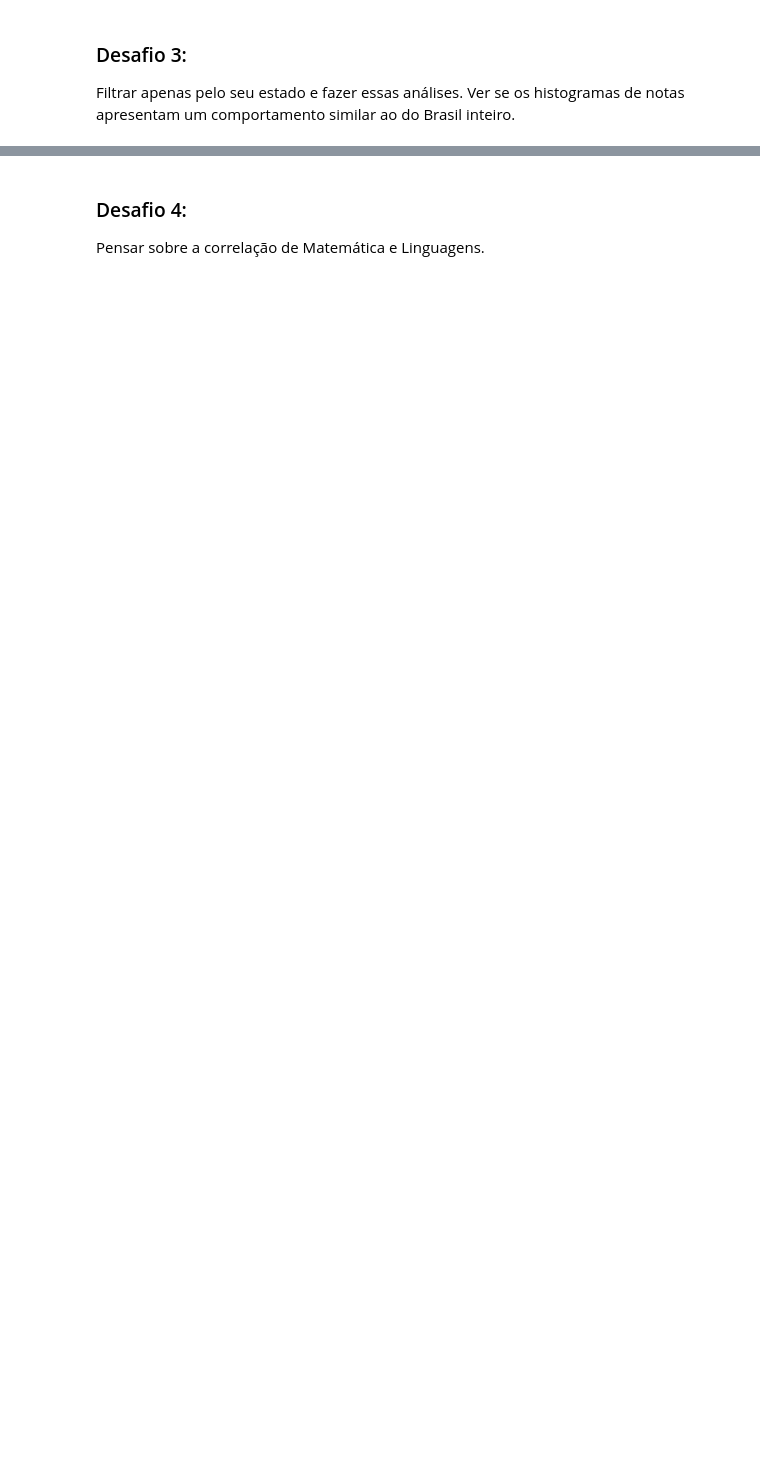
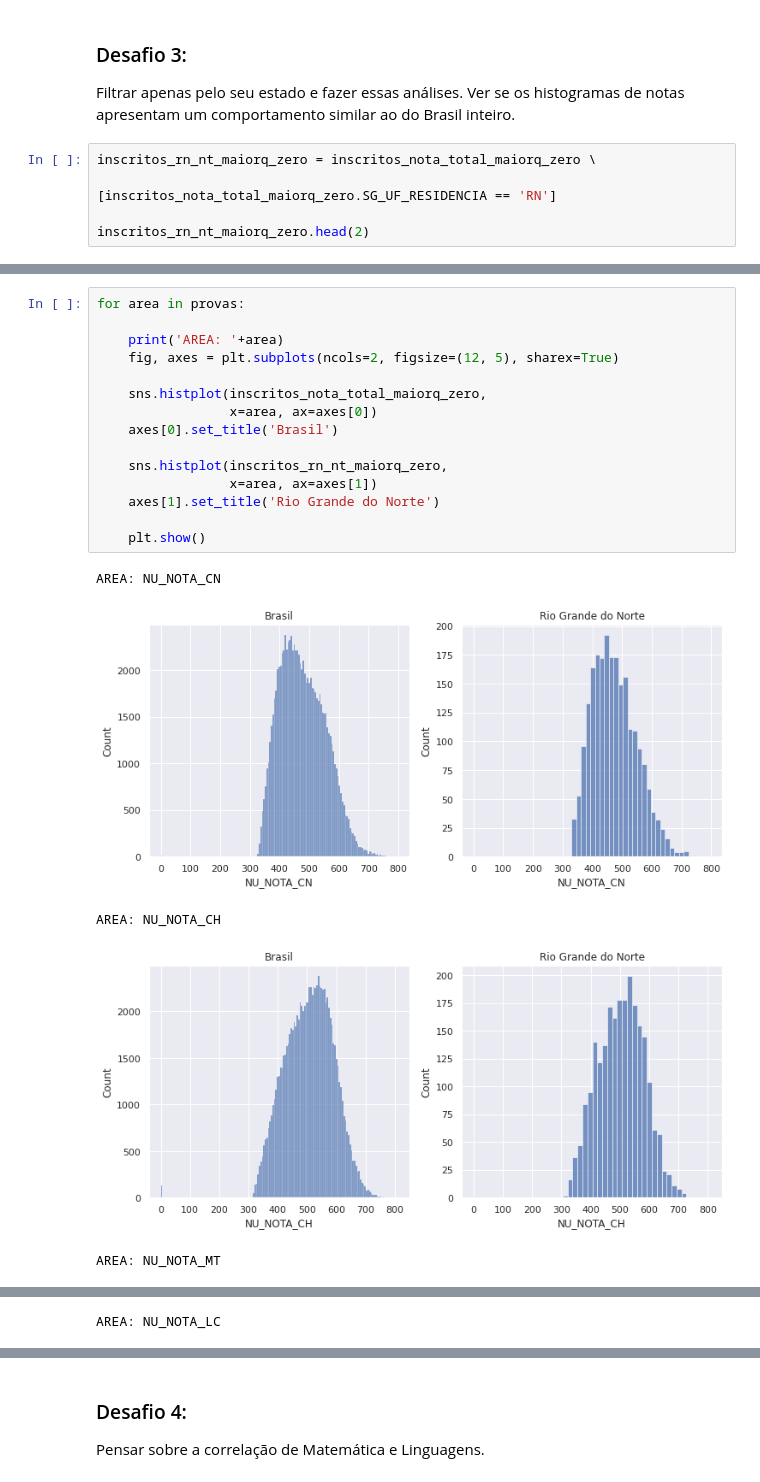
Before and after one commit to gabrielatrindade/quarentenadados-alura, a Jupyter notebook: imersao-dados-2/enem_analysis.ipynb, the cells around one changed output, grey strips where cells are left out. Saved outputs shown, nothing was run; the diff lists cells and outputs as text; blank space fills up the shorter version.

```diff
--- a/imersao-dados-2/enem_analysis.ipynb
+++ b/imersao-dados-2/enem_analysis.ipynb
@@ -1027,3 +1085,8 @@ Tirar conclusões das correlações.
 ### Desafio 3:
 
 Filtrar apenas pelo seu estado e fazer essas análises. Ver se os histogramas de notas apresentam um comportamento similar ao do Brasil inteiro.
+# %%
+inscritos_rn_nt_maiorq_zero = inscritos_nota_total_maiorq_zero \
+                                    [inscritos_nota_total_maiorq_zero.SG_UF_RESIDENCIA == 'RN']
+
+inscritos_rn_nt_maiorq_zero.head(2)
@@ -1029,0 +1098,21 @@ Filtrar apenas pelo seu estado e fazer essas análises. Ver se os histogramas de
+# %%
+for area in provas:
+
+    print('AREA: '+area)
+    fig, axes = plt.subplots(ncols=2, figsize=(12, 5), sharex=True)
+
+    sns.histplot(inscritos_nota_total_maiorq_zero,
+                 x=area, ax=axes[0])
+    axes[0].set_title('Brasil')
+
+    sns.histplot(inscritos_rn_nt_maiorq_zero,
+                 x=area, ax=axes[1])
+    axes[1].set_title('Rio Grande do Norte')
+
+    plt.show()
+# %% [output]
+AREA: NU_NOTA_CN
+[figure, added]
+AREA: NU_NOTA_CH
+[figure, added]
+AREA: NU_NOTA_MT
@@ -1029,0 +1120 @@ Filtrar apenas pelo seu estado e fazer essas análises. Ver se os histogramas de
+AREA: NU_NOTA_LC
```
Also changed, not shown: parts of 12 cells of this notebook.
